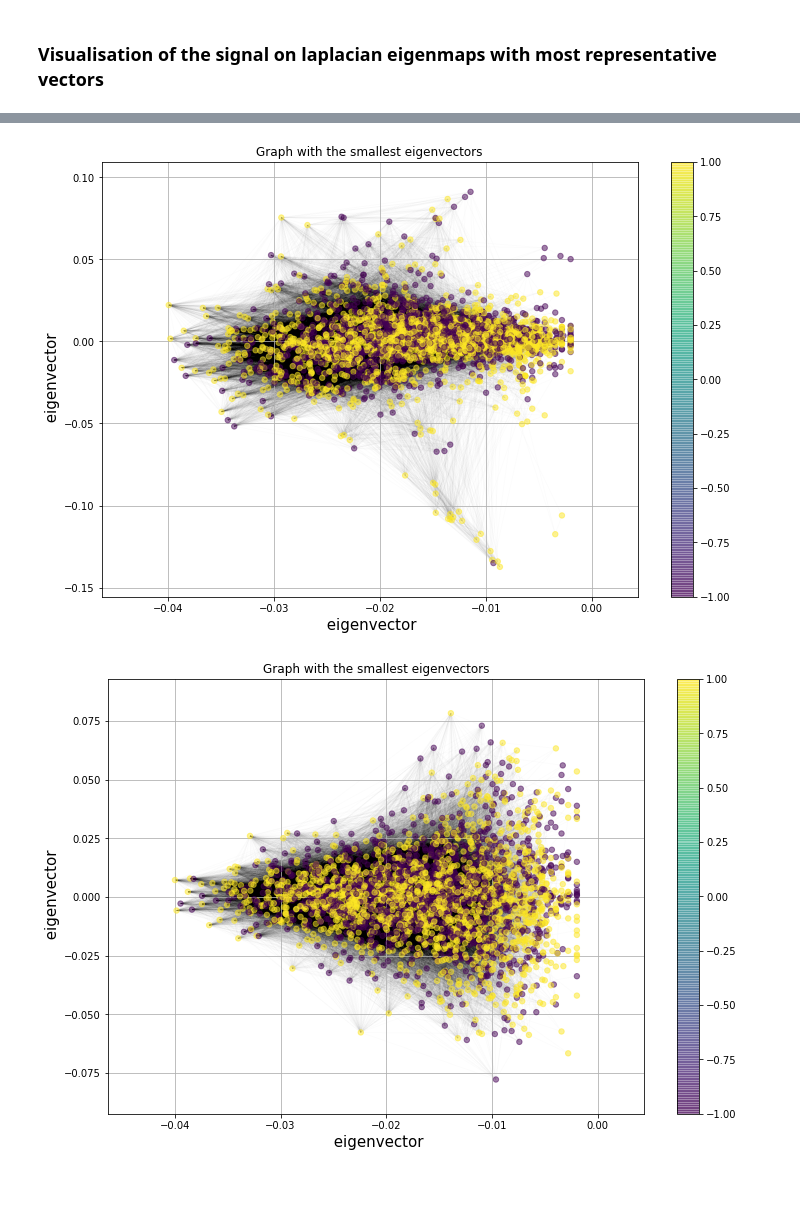
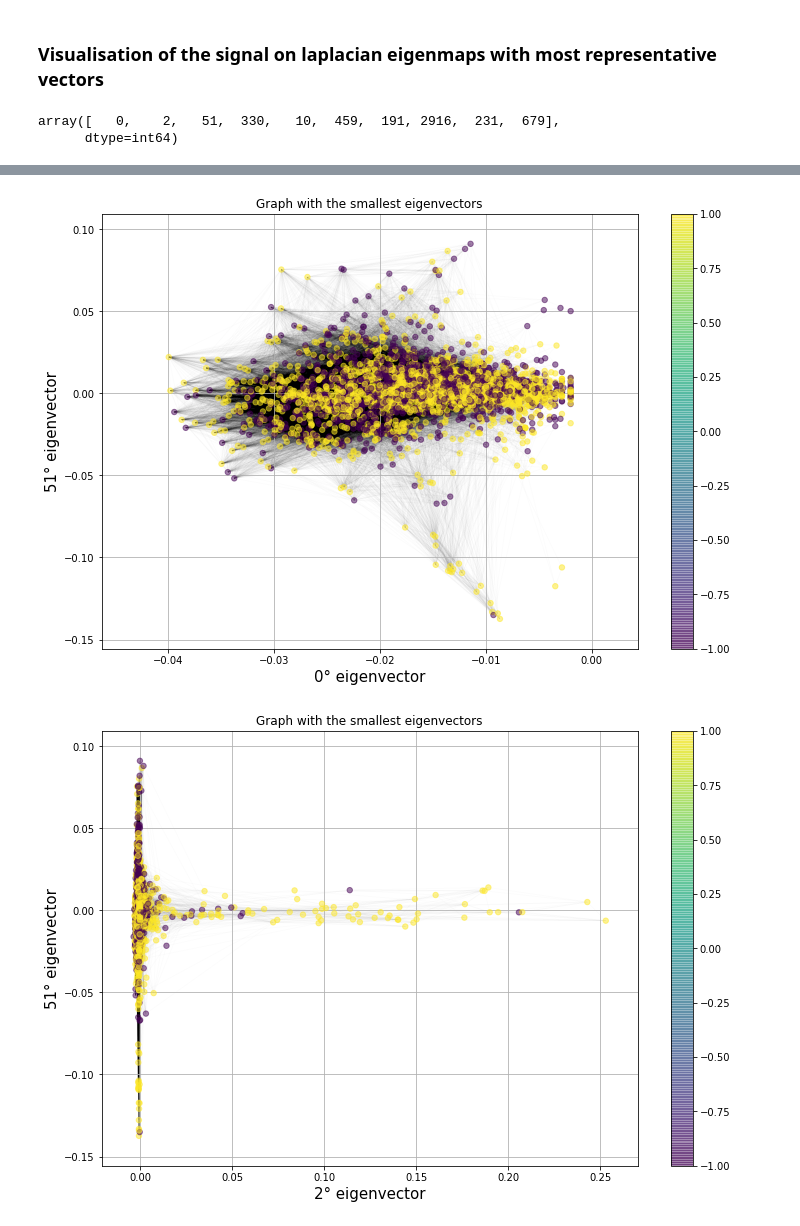
Before and after one commit to rocari96/NTDS-project, a Jupyter notebook: notebook.ipynb, the cells around one changed output, grey strips where cells are left out. Cells and saved outputs as stored; diff of their text form; code cells hidden in the pictures; blank space fills up the shorter version.

```diff
--- a/notebook.ipynb
+++ b/notebook.ipynb
@@ -1059,8 +1068,8 @@ for i in range(3):
         nx_nodes = nx.draw_networkx_nodes(G_brh, coords,alpha=0.5 ,node_size=29, node_color=labels_bc_brh)
         nx.draw_networkx_edges(G_brh, coords, alpha=0.01)
         plt.title('Graph with the smallest eigenvectors')
-        plt.xlabel(' eigenvector', fontsize=15);
-        plt.ylabel(' eigenvector', fontsize=15);
+        plt.xlabel('{}° eigenvector'.format(index_eig[i]), fontsize=15);
+        plt.ylabel('{}° eigenvector'.format(index_eig[j]), fontsize=15);
         plt.colorbar(nx_nodes);
 # %% [output]
 [figure]
@@ -1344,7 +1376,7 @@ for i in range(3):
         nx_nodes = nx.draw_networkx_nodes(G_brh_no_comp, coords,alpha=0.5 ,node_size=29, node_color=labels_bc_brh_no_comp)
         nx.draw_networkx_edges(G_brh_no_comp, coords, alpha=0.03)
         plt.title('Labels as a signal on the most representative eigenmaps')
-        plt.xlabel(' eigenvector', fontsize=15);
-        plt.ylabel(' eigenvector', fontsize=15);
+        plt.xlabel('{}° eigenvector'.format(index_eig[i]), fontsize=15);
+        plt.ylabel('{}° eigenvector'.format(index_eig[i]), fontsize=15);
         plt.colorbar(nx_nodes);
 # %% [output]
@@ -1520,16 +1552,20 @@ plt.stem(gft_abs)
 ### Visualisation of the signal on laplacian eigenmaps with most representative vectors
 # %%
 index_eig = gft_abs.argsort()[-10:][::-1]
+index_eig
+# %% [output]
+array([   0,    2,   51,  330,   10,  459,  191, 2916,  231,  679],
+      dtype=int64)
 # %%
 for i in range(4):
-    for j in range(i+1,4):
+    for j in range(i+1,3):
         plt.figure(figsize=(12,8))
         coords = U_norm_brh_no_comp_avg[:,[index_eig[i], index_eig[j]]]
         nx_nodes = nx.draw_networkx_nodes(G_brh_no_comp_avg, coords,alpha=0.5 ,node_size=29, node_color=labels_bc_brh_no_comp_avg)
         nx.draw_networkx_edges(G_brh_no_comp_avg, coords, alpha=0.01)
         plt.title('Graph with the smallest eigenvectors')
-        plt.xlabel(' eigenvector', fontsize=15);
-        plt.ylabel(' eigenvector', fontsize=15);
+        plt.xlabel('{}° eigenvector'.format(index_eig[i]), fontsize=15);
+        plt.ylabel('{}° eigenvector'.format(index_eig[j]), fontsize=15);
         plt.colorbar(nx_nodes);
         plt.grid()
 # %% [output]
@@ -1537,2 +1573,2 @@ for i in range(4):
-[figure, old version]
+[figure, new version]
-[figure, old version]
+[figure, new version]
```
Also changed, not shown: parts of 22 cells of this notebook, 1 other file.
